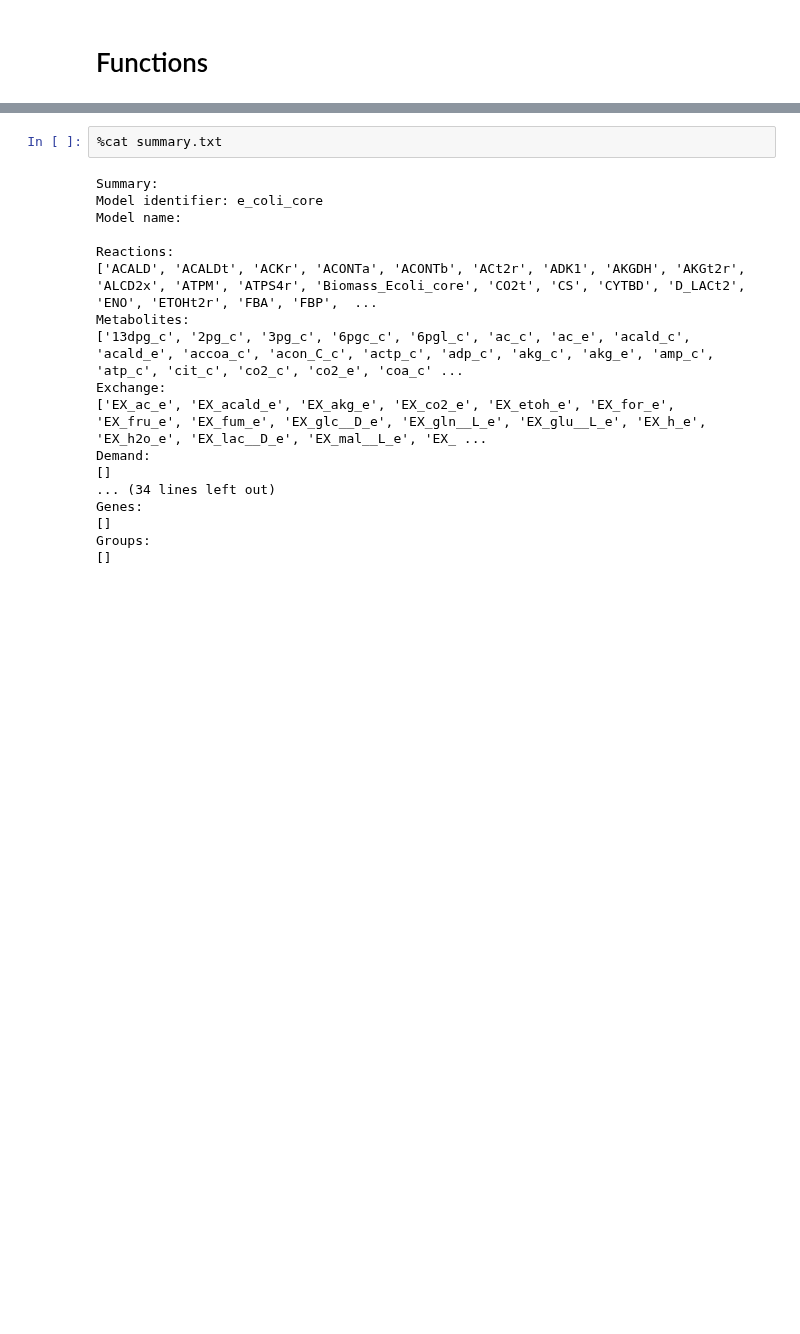
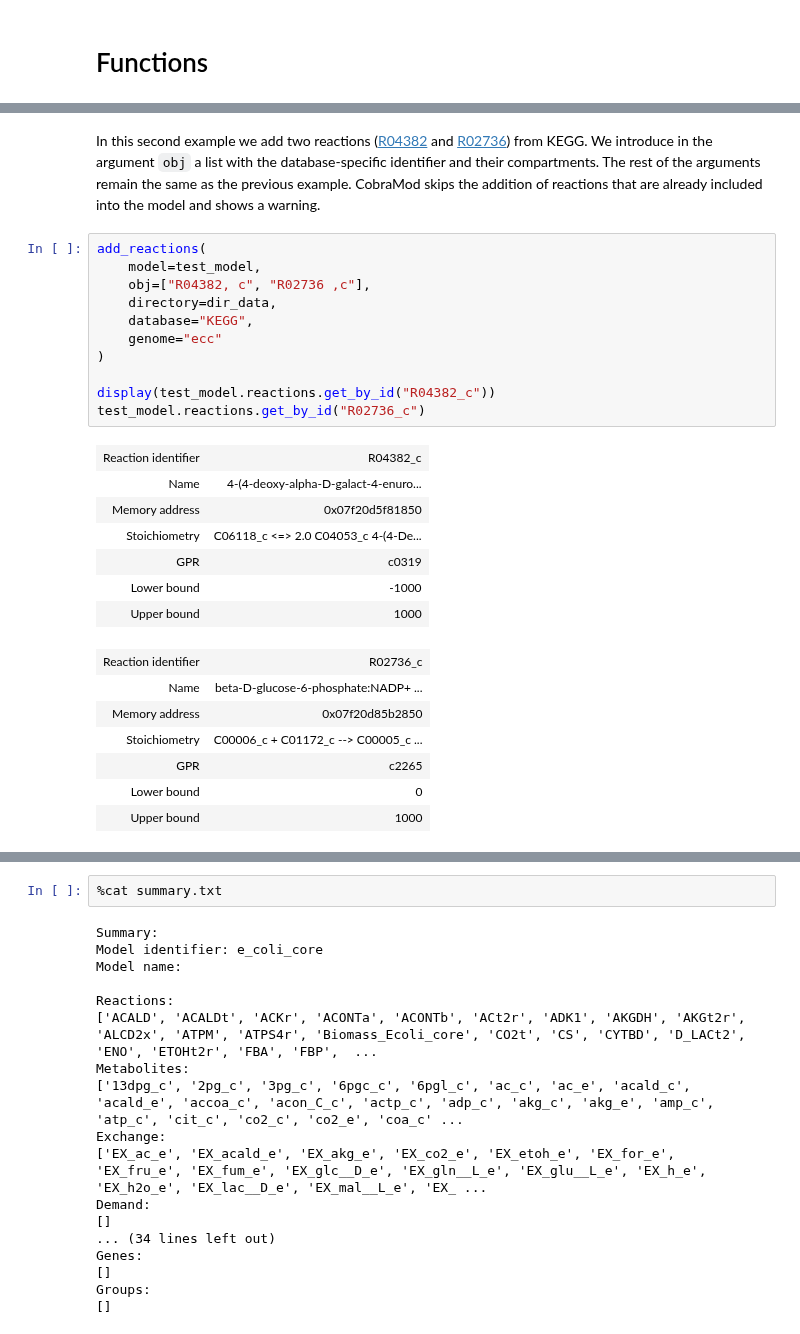
Before and after one commit to Toepfer-Lab/cobramod, a Jupyter notebook: docs/source/how_to.ipynb, the cells around one changed output, grey strips where cells are left out. Drawn from its saved outputs; the diff is of its cells as text; blank space fills up the shorter version.

```diff
--- a/docs/source/how_to.ipynb
+++ b/docs/source/how_to.ipynb
@@ -381,0 +464,36 @@ a warning will appear as shown below:
+# %% [markdown]
+In this second example we add two reactions ([R04382](
+  https://www.kegg.jp/entry/R04382
+) and [R02736](
+  https://www.kegg.jp/entry/R02736
+ )) from KEGG. We introduce in the argument
+`obj` a list with the database-specific identifier and their compartments. The
+rest of the arguments remain the same as the previous example. CobraMod skips
+the addition of reactions that are already included into the model and shows
+a warning.
+# %%
+add_reactions(
+    model=test_model,
+    obj=["R04382, c", "R02736 ,c"],
+    directory=dir_data,
+    database="KEGG",
+    genome="ecc"
+)
+
+display(test_model.reactions.get_by_id("R04382_c"))
+test_model.reactions.get_by_id("R02736_c")
+# %% [output]
+| Reaction identifier | R04382_c |
+| Name | 4-(4-deoxy-alpha-D-galact-4-enuro... |
+| Memory address | 0x07f20d5f81850 |
+| Stoichiometry | C06118_c <=> 2.0 C04053_c 4-(4-De... |
+| GPR | c0319 |
+| Lower bound | -1000 |
+| Upper bound | 1000 |
+| Reaction identifier | R02736_c |
+| Name | beta-D-glucose-6-phosphate:NADP+ ... |
+| Memory address | 0x07f20d85b2850 |
+| Stoichiometry | C00006_c + C01172_c --> C00005_c ... |
+| GPR | c2265 |
+| Lower bound | 0 |
+| Upper bound | 1000 |
```
Also changed, not shown: parts of 100 cells of this notebook, 5 other files.
